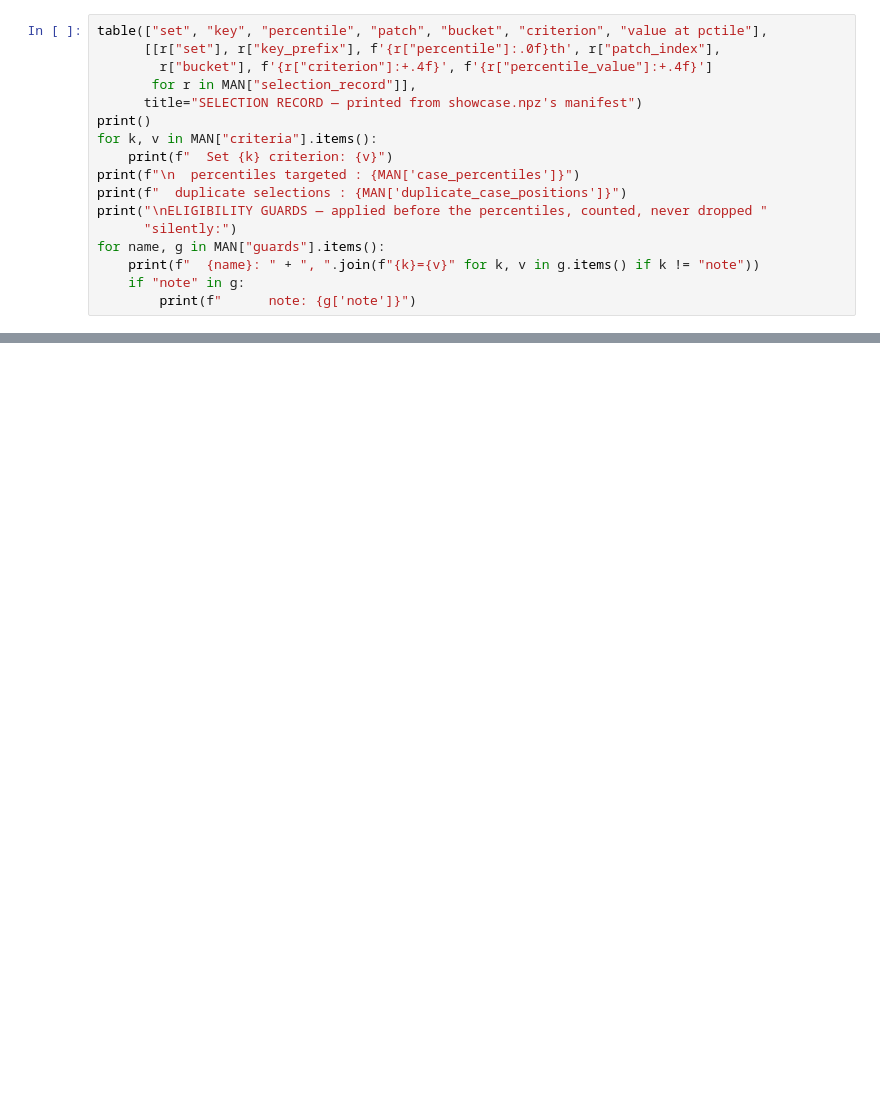
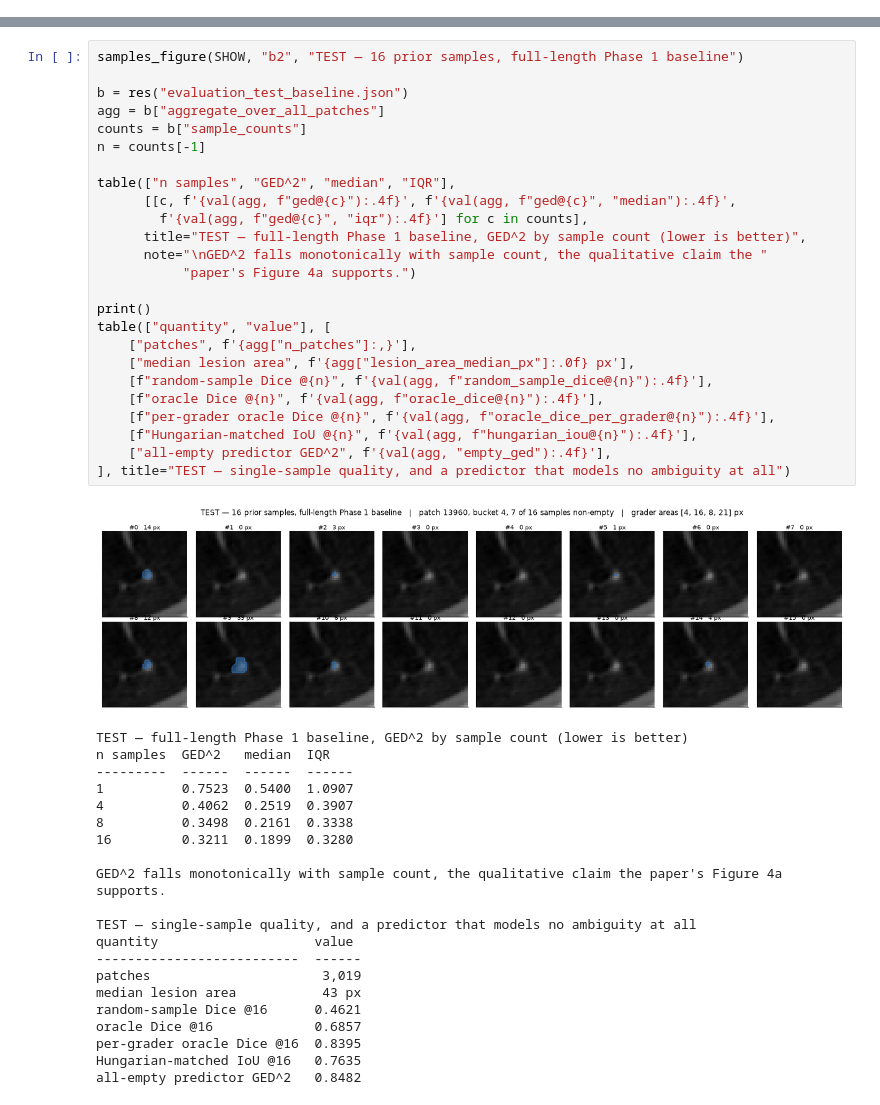
Before and after one commit to RanWeisberg/prob-unet-consensus-selection, a Jupyter notebook: notebooks/submission.ipynb, the cells around one changed output, grey strips where cells are left out. Saved outputs shown, nothing was run; the diff lists cells and outputs as text; blank space fills up the shorter version.

```diff
--- a/notebooks/submission.ipynb
+++ b/notebooks/submission.ipynb
@@ -1039,17 +0,0 @@ than trusted.
-# %%
-table(["set", "key", "percentile", "patch", "bucket", "criterion", "value at pctile"],
-      [[r["set"], r["key_prefix"], f'{r["percentile"]:.0f}th', r["patch_index"],
-        r["bucket"], f'{r["criterion"]:+.4f}', f'{r["percentile_value"]:+.4f}']
-       for r in MAN["selection_record"]],
-      title="SELECTION RECORD — printed from showcase.npz's manifest")
-print()
-for k, v in MAN["criteria"].items():
-    print(f"  Set {k} criterion: {v}")
-print(f"\n  percentiles targeted : {MAN['case_percentiles']}")
-print(f"  duplicate selections : {MAN['duplicate_case_positions']}")
-print("\nELIGIBILITY GUARDS — applied before the percentiles, counted, never dropped "
-      "silently:")
-for name, g in MAN["guards"].items():
-    print(f"  {name}: " + ", ".join(f"{k}={v}" for k, v in g.items() if k != "note"))
-    if "note" in g:
-        print(f"      note: {g['note']}")
@@ -1700,0 +222,47 @@ Further detail: `DEVIATIONS.md` (every departure from the paper and the referenc
+# %%
+samples_figure(SHOW, "b2", "TEST — 16 prior samples, full-length Phase 1 baseline")
+
+b = res("evaluation_test_baseline.json")
+agg = b["aggregate_over_all_patches"]
+counts = b["sample_counts"]
+n = counts[-1]
+
+table(["n samples", "GED^2", "median", "IQR"],
+      [[c, f'{val(agg, f"ged@{c}"):.4f}', f'{val(agg, f"ged@{c}", "median"):.4f}',
+        f'{val(agg, f"ged@{c}", "iqr"):.4f}'] for c in counts],
+      title="TEST — full-length Phase 1 baseline, GED^2 by sample count (lower is better)",
+      note="\nGED^2 falls monotonically with sample count, the qualitative claim the "
+           "paper's Figure 4a supports.")
+
+print()
+table(["quantity", "value"], [
+    ["patches", f'{agg["n_patches"]:,}'],
+    ["median lesion area", f'{agg["lesion_area_median_px"]:.0f} px'],
+    [f"random-sample Dice @{n}", f'{val(agg, f"random_sample_dice@{n}"):.4f}'],
+    [f"oracle Dice @{n}", f'{val(agg, f"oracle_dice@{n}"):.4f}'],
+    [f"per-grader oracle Dice @{n}", f'{val(agg, f"oracle_dice_per_grader@{n}"):.4f}'],
+    [f"Hungarian-matched IoU @{n}", f'{val(agg, f"hungarian_iou@{n}"):.4f}'],
+    ["all-empty predictor GED^2", f'{val(agg, "empty_ged"):.4f}'],
+], title="TEST — single-sample quality, and a predictor that models no ambiguity at all")
+# %% [output]
+[figure, added]
+TEST — full-length Phase 1 baseline, GED^2 by sample count (lower is better)
+n samples  GED^2   median  IQR
+---------  ------  ------  ------
+1          0.7523  0.5400  1.0907
+4          0.4062  0.2519  0.3907
+8          0.3498  0.2161  0.3338
+16         0.3211  0.1899  0.3280
+
+GED^2 falls monotonically with sample count, the qualitative claim the paper's Figure 4a supports.
+
+TEST — single-sample quality, and a predictor that models no ambiguity at all
+quantity                    value
+--------------------------  ------
+patches                      3,019
+median lesion area           43 px
+random-sample Dice @16      0.4621
+oracle Dice @16             0.6857
+per-grader oracle Dice @16  0.8395
+Hungarian-matched IoU @16   0.7635
+all-empty predictor GED^2   0.8482
```
Also changed, not shown: parts of 88 cells of this notebook, 1 other file.
